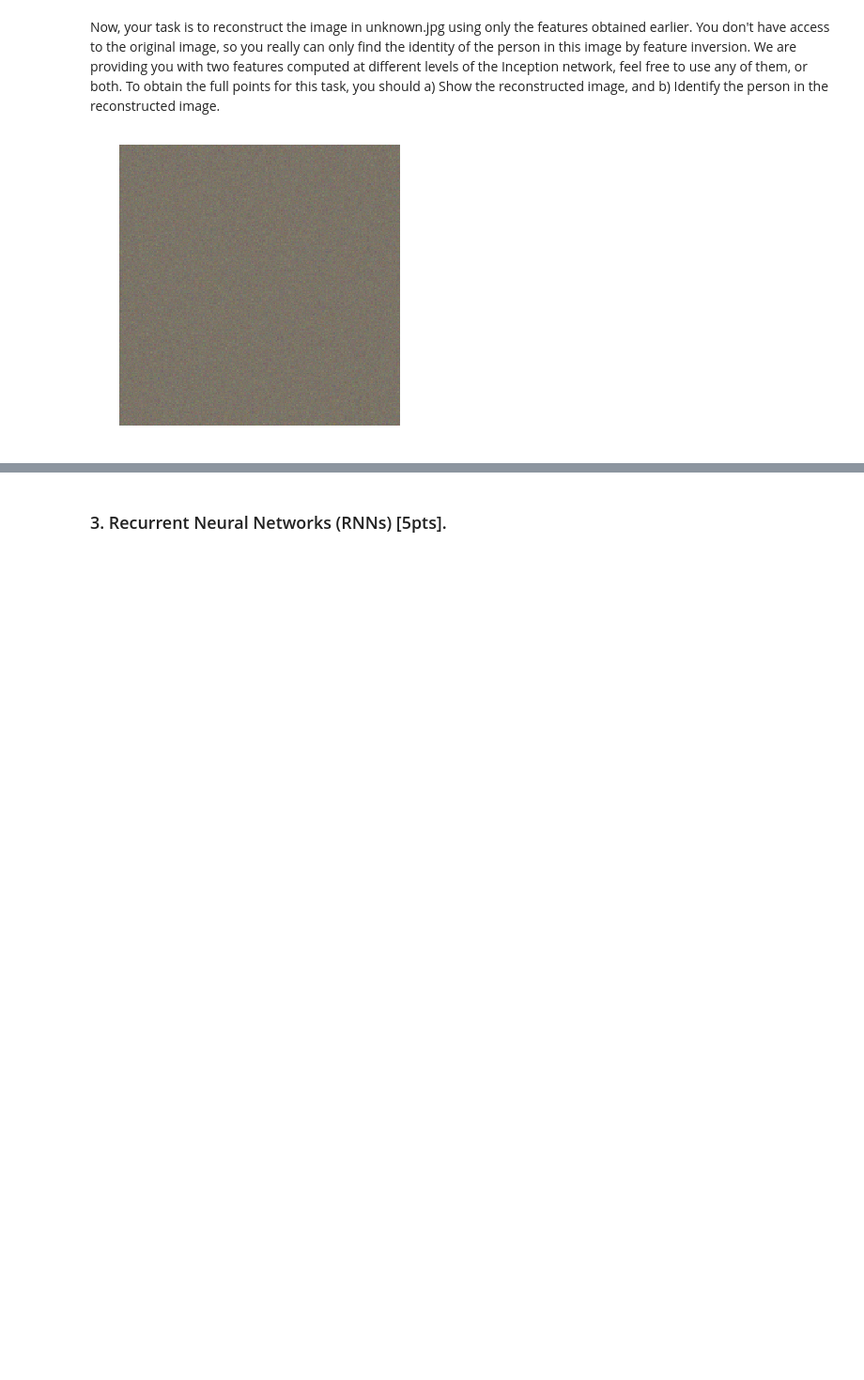
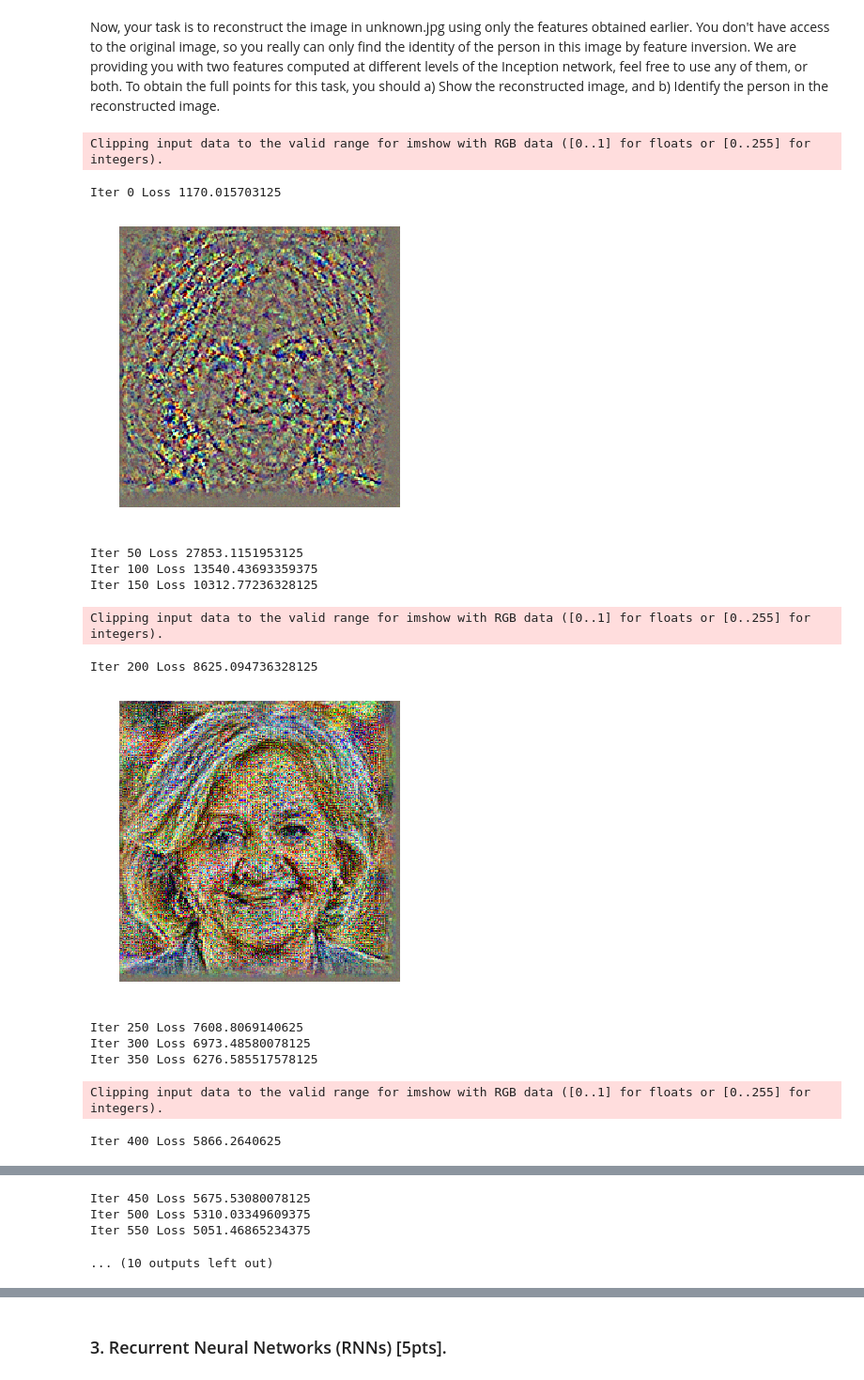
Before and after one commit to aobo-y/uva-cv, a Jupyter notebook: feature_inversion_rnn_assignment.ipynb, the cells around one changed output, grey strips where cells are left out. Shown at 94% size. Drawn from its saved outputs; the diff is of its cells as text; code cells hidden in the pictures; blank space fills up the shorter version.

```diff
--- a/feature_inversion_rnn_assignment.ipynb
+++ b/feature_inversion_rnn_assignment.ipynb
@@ -105,6 +103,7 @@ lossfn = NLLLoss()
 target = torch.LongTensor([targetClass])
 
 iter = 0
+print_loss = 0
 
 while True:
   optimizer.zero_grad()
@@ -121,9 +120,12 @@ while True:
 
   optimizer.step()
 
+  print_loss += loss.item()
+
   iter += 1
   if iter % 10 == 0:
-    print(f'Iter {iter} Loss {loss.item()}')
+    print(f'Iter {iter} Loss {print_loss / 10}')
+    print_loss = 0
 
 modified_img.requires_grad = False
 
@@ -267,23 +269,79 @@ Now, your task is to reconstruct the image in unknown.jpg using only the feature
 # %%
 # Load features.
 !wget -nc -q http://www.cs.virginia.edu/~vicente/deeplearning/inceptionv3-features.p
 feats = torch.load('inceptionv3-features.p')
 target_f1 = feats['feat_1']
 target_f2 = feats['feat_2']
 
 # Start from an image initialized with random noise.
 my_input = torch.zeros(1, 3, 224, 224).normal_(0, 0.1)
 my_input.requires_grad = True
 
 # Your code goes here.
+# from IPython import display
+
+def show_image(ipt):
+  img = ipt.clone().squeeze()
+  for t, m, s in zip(img, [0.485, 0.456, 0.406], [0.229, 0.224, 0.225]):
+    t.mul_(s).add_(m)
+  plt.imshow(img.transpose(0,2).transpose(0,1))
+  plt.grid(False); plt.axis('off');
+
+  plt.pause(0.001)
+
+
+target_f1.requires_grad = True
+target_f2.requires_grad = True
+
+optimizer = torch.optim.SGD([my_input], lr = 1e-1)
+
+print_loss = 0
+
+def lossfn(gen_feats, target_feats):
+  return (gen_feats - target_feats).pow(2).sum() / 2
+
+for i in range(1000):
+  optimizer.zero_grad()
+
+  predictions, feat_1, feat_2 = my_cnn_model(my_input)
+
+  # lossfn(feat_1, target_f1) +
+  loss = lossfn(feat_1, target_f1)
+  loss.backward()
+
+  optimizer.step()
+
+  print_loss += loss.item()
+
+  if i % 50 == 0:
+    print(f'Iter {i} Loss {print_loss / (50 if iter > 0 else 1)}')
+    print_loss = 0
+
+  if i % 200 == 0:
+    my_input.requires_grad = False
+    show_image(my_input)
+    my_input.requires_grad = True
 
 my_input.requires_grad = False
 
 # Show the image.
 img = my_input.clone().squeeze()
 for t, m, s in zip(img, [0.485, 0.456, 0.406], [0.229, 0.224, 0.225]):
   t.mul_(s).add_(m)
 plt.imshow(img.transpose(0,2).transpose(0,1));
 plt.grid(False); plt.axis('off');
 # %% [output]
+Clipping input data to the valid range for imshow with RGB data ([0..1] for floats or [0..255] for integers).
+Iter 0 Loss 1170.015703125
-[figure, old version]
+[figure, new version]
+Iter 50 Loss 27853.1151953125
+Iter 100 Loss 13540.43693359375
+Iter 150 Loss 10312.77236328125
+Clipping input data to the valid range for imshow with RGB data ([0..1] for floats or [0..255] for integers).
+Iter 200 Loss 8625.094736328125
+[figure, added]
+Iter 250 Loss 7608.8069140625
+Iter 300 Loss 6973.48580078125
+Iter 350 Loss 6276.585517578125
+Clipping input data to the valid range for imshow with RGB data ([0..1] for floats or [0..255] for integers).
+Iter 400 Loss 5866.2640625
@@ -289,0 +349,4 @@ plt.grid(False); plt.axis('off');
+Iter 450 Loss 5675.53080078125
+Iter 500 Loss 5310.03349609375
+Iter 550 Loss 5051.46865234375
+... (10 outputs left out)
```
Also changed, not shown: parts of 10 cells of this notebook.
